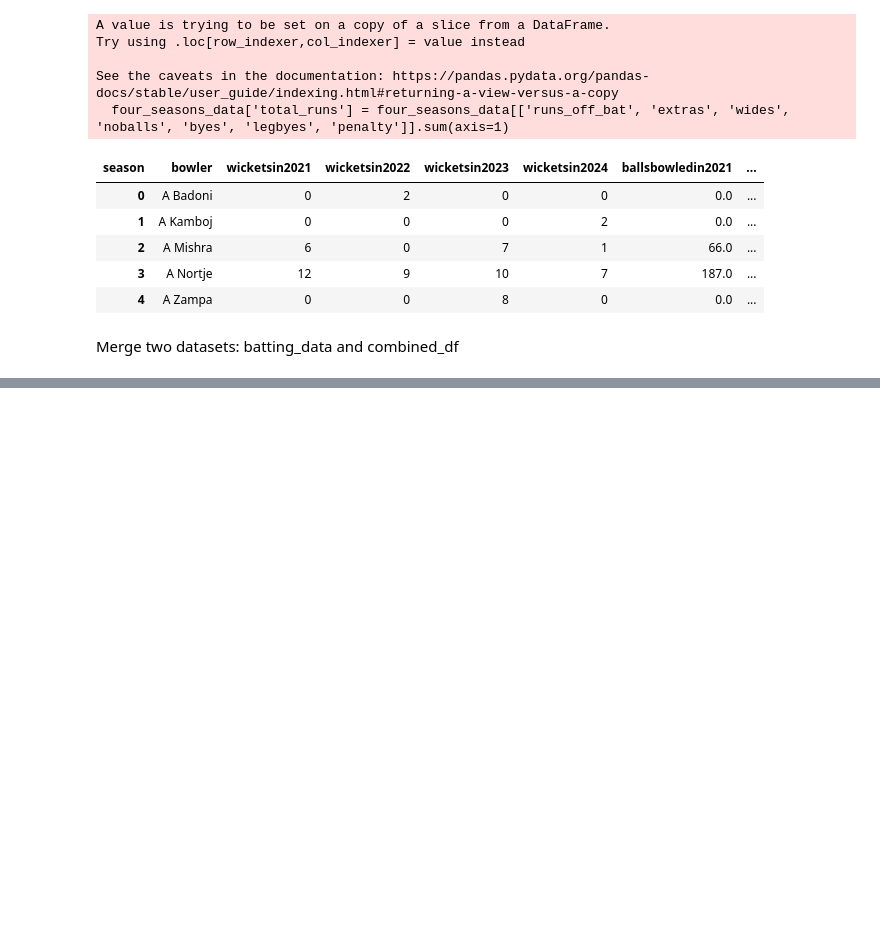
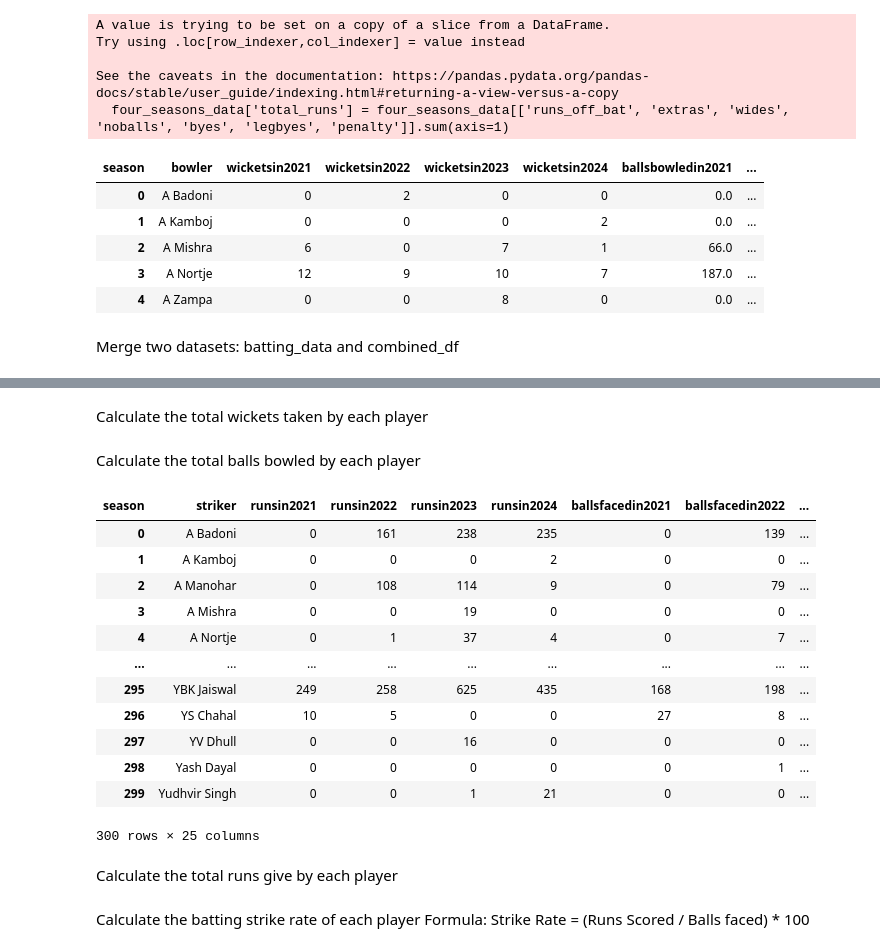
Before and after one commit to NIRANJANGOPALAN/IPL_player_analysis, a Jupyter notebook: 2021_2024_workbook.ipynb, the cells around one changed output, grey strips where cells are left out. Cells and saved outputs as stored; diff of their text form; code cells hidden in the pictures; blank space fills up the shorter version.

```diff
--- a/2021_2024_workbook.ipynb
+++ b/2021_2024_workbook.ipynb
@@ -199,0 +251,2 @@ merged_df = pd.merge(batting_data, combined_df, left_on='striker', right_on='bow
+# %%
+merged_df['totalrunsscored'] = merged_df['runsin2021'] + merged_df['runsin2022'] + merged_df['runsin2023'] + merged_df['runsin2024']
@@ -199,0 +255,28 @@ merged_df = pd.merge(batting_data, combined_df, left_on='striker', right_on='bow
+# %%
+merged_df['totalballsfaced'] = merged_df['ballsfacedin2021'] + merged_df['ballsfacedin2022'] + merged_df['ballsfacedin2023'] + merged_df['ballsfacedin2024']
+# %% [markdown]
+Calculate the total wickets taken by each player
+# %%
+merged_df['totalwickets'] = merged_df['wicketsin2021'] + merged_df['wicketsin2022'] + merged_df['wicketsin2023'] + merged_df['wicketsin2024']
+# %% [markdown]
+Calculate the total balls bowled by each player
+# %%
+merged_df['totalballsbowled'] = merged_df['ballsbowledin2021'] + merged_df['ballsbowledin2022'] + merged_df['ballsbowledin2023'] + merged_df['ballsbowledin2024']
+# %%
+merged_df
+# %% [output]
+| season | striker | runsin2021 | runsin2022 | runsin2023 | runsin2024 | ballsfacedin2021 | ballsfacedin2022 | ... |
+| 0 | A Badoni | 0 | 161 | 238 | 235 | 0 | 139 | ... |
+| 1 | A Kamboj | 0 | 0 | 0 | 2 | 0 | 0 | ... |
+| 2 | A Manohar | 0 | 108 | 114 | 9 | 0 | 79 | ... |
+| 3 | A Mishra | 0 | 0 | 19 | 0 | 0 | 0 | ... |
+| 4 | A Nortje | 0 | 1 | 37 | 4 | 0 | 7 | ... |
+| ... | ... | ... | ... | ... | ... | ... | ... | ... |
+| 295 | YBK Jaiswal | 249 | 258 | 625 | 435 | 168 | 198 | ... |
+| 296 | YS Chahal | 10 | 5 | 0 | 0 | 27 | 8 | ... |
+| 297 | YV Dhull | 0 | 0 | 16 | 0 | 0 | 0 | ... |
+| 298 | Yash Dayal | 0 | 0 | 0 | 0 | 0 | 1 | ... |
+| 299 | Yudhvir Singh | 0 | 0 | 1 | 21 | 0 | 0 | ... |
+300 rows × 25 columns
+# %% [markdown]
+Calculate the total runs give by each player
@@ -199,0 +287,4 @@ merged_df = pd.merge(batting_data, combined_df, left_on='striker', right_on='bow
+# %% [markdown]
+Calculate the batting strike rate of each player
+Formula:
+Strike Rate = (Runs Scored / Balls faced) * 100
```
Also changed, not shown: parts of 31 cells of this notebook, 2 other files.
